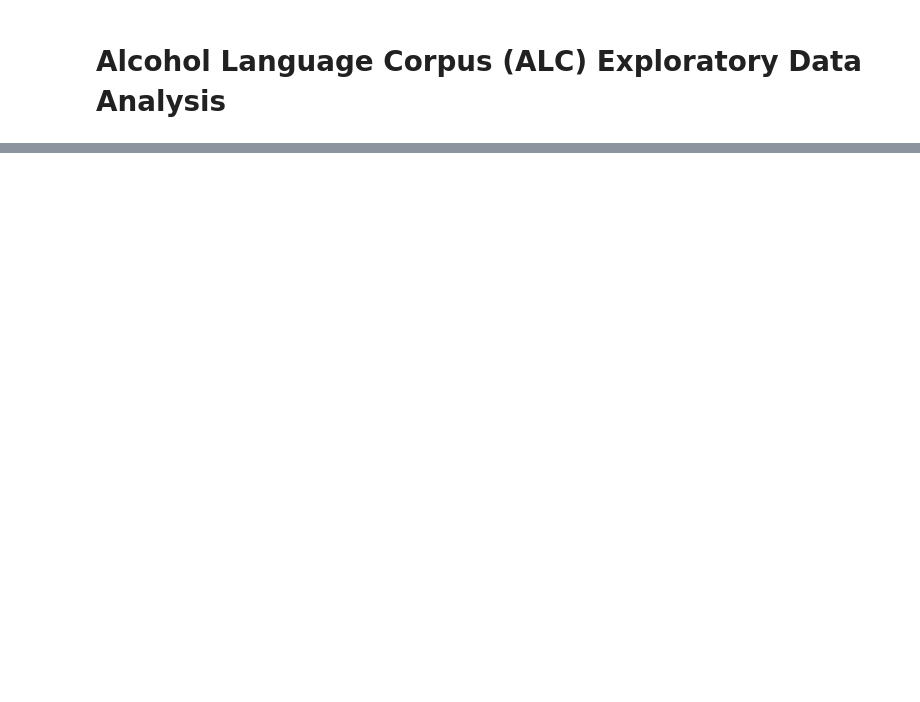
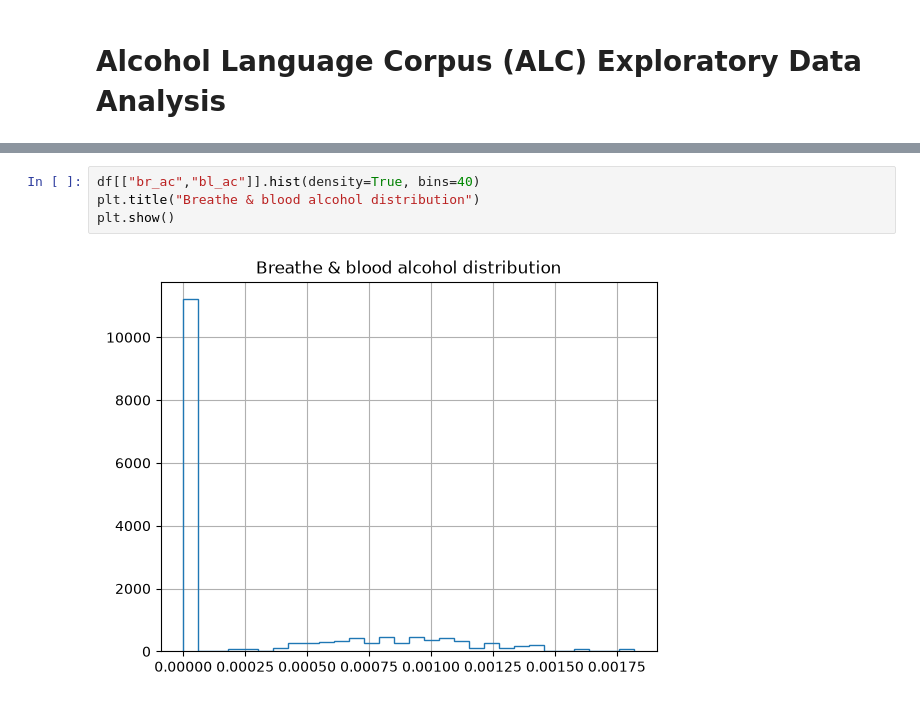
Before and after one commit to hci-gu/DIME-ALC-DANN, a Jupyter notebook: eda.ipynb, the cells around one changed output, grey strips where cells are left out. Drawn from its saved outputs; the diff is of its cells as text; blank space fills up the shorter version.

```diff
--- a/eda.ipynb
+++ b/eda.ipynb
@@ -106,0 +110,6 @@ print(counts)
+# %%
+df[["br_ac","bl_ac"]].hist(density=True, bins=40)
+plt.title("Breathe & blood alcohol distribution")
+plt.show()
+# %% [output]
+[figure, added]
```
Also changed, not shown: parts of 30 cells of this notebook, 2 other files.
